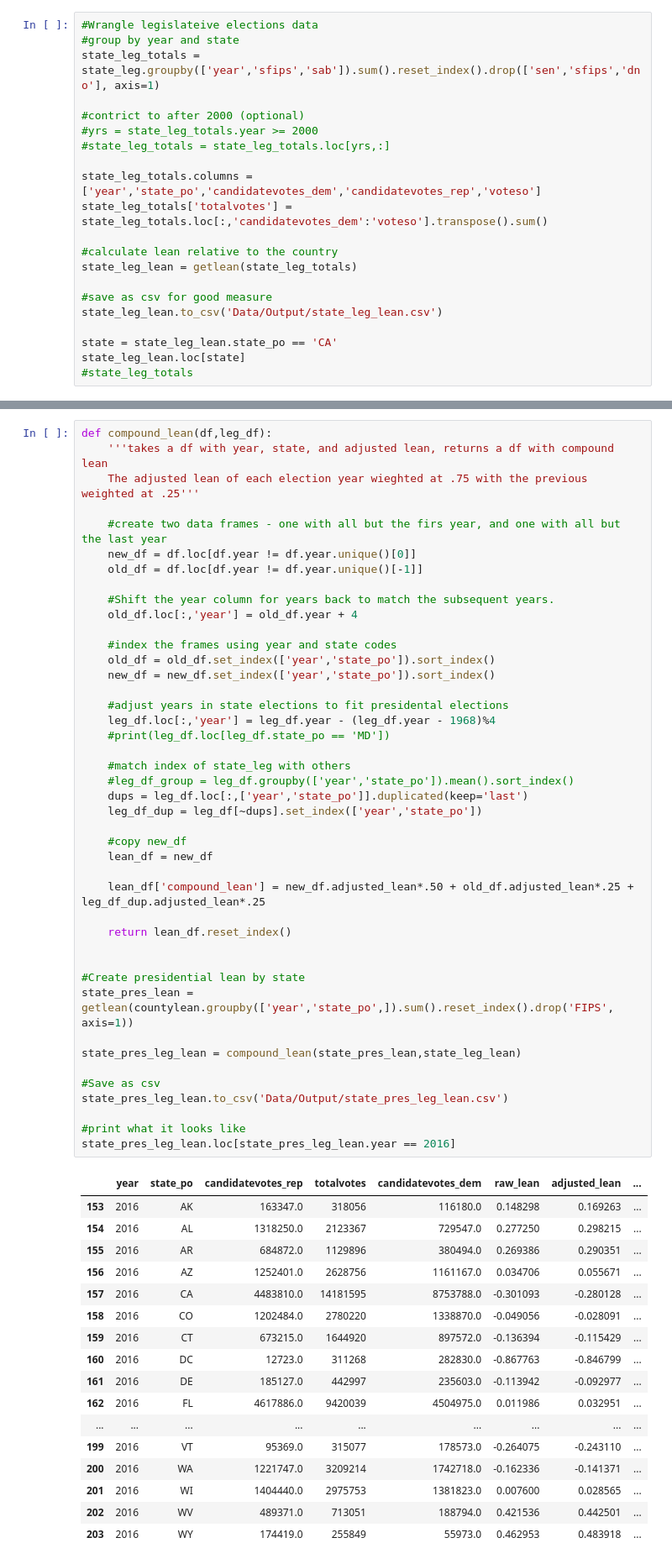
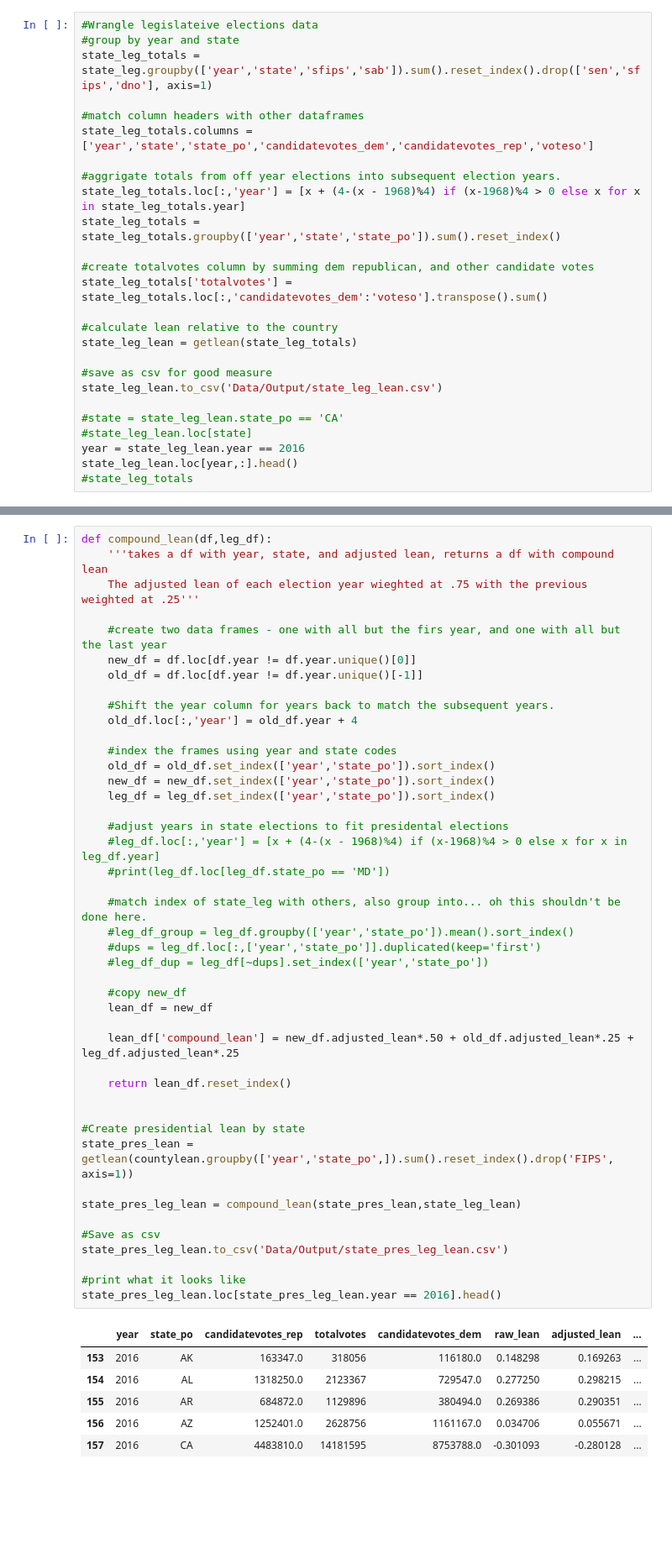
Before and after one commit to Nhorning/Congressional_Survival, a Jupyter notebook: historical_partisan_lean..ipynb, the cells around one changed output, grey strips where cells are left out. Shown: that part at 84% size. Cells and saved outputs as stored; diff of their text form; blank space fills up the shorter version.

```diff
--- a/historical_partisan_lean..ipynb
+++ b/historical_partisan_lean..ipynb
@@ -176,13 +176,16 @@ countylean.head()
 # %%
 #Wrangle legislateive elections data
 #group by year and state
-state_leg_totals = state_leg.groupby(['year','sfips','sab']).sum().reset_index().drop(['sen','sfips','dno'], axis=1)
+state_leg_totals = state_leg.groupby(['year','state','sfips','sab']).sum().reset_index().drop(['sen','sfips','dno'], axis=1)
 
-#contrict to after 2000 (optional)
-#yrs = state_leg_totals.year >= 2000
-#state_leg_totals = state_leg_totals.loc[yrs,:]
+#match column headers with other dataframes
+state_leg_totals.columns = ['year','state','state_po','candidatevotes_dem','candidatevotes_rep','voteso']
 
-state_leg_totals.columns = ['year','state_po','candidatevotes_dem','candidatevotes_rep','voteso']
+#aggrigate totals from off year elections into subsequent election years.
+state_leg_totals.loc[:,'year'] = [x + (4-(x - 1968)%4) if (x-1968)%4 > 0 else x for x in state_leg_totals.year]
+state_leg_totals = state_leg_totals.groupby(['year','state','state_po']).sum().reset_index()
+
+#create totalvotes column by summing dem republican, and other candidate votes
 state_leg_totals['totalvotes'] = state_leg_totals.loc[:,'candidatevotes_dem':'voteso'].transpose().sum()
 
 #calculate lean relative to the country
@@ -191,7 +194,9 @@ state_leg_lean = getlean(state_leg_totals)
 #save as csv for good measure
 state_leg_lean.to_csv('Data/Output/state_leg_lean.csv')
 
-state = state_leg_lean.state_po == 'CA'
-state_leg_lean.loc[state]
+#state = state_leg_lean.state_po == 'CA'
+#state_leg_lean.loc[state]
+year = state_leg_lean.year == 2016
+state_leg_lean.loc[year,:].head()
 #state_leg_totals
 # %% [output]
@@ -227,52 +221,42 @@ def compound_lean(df,leg_df):
     #index the frames using year and state codes
     old_df = old_df.set_index(['year','state_po']).sort_index()
     new_df = new_df.set_index(['year','state_po']).sort_index()
+    leg_df = leg_df.set_index(['year','state_po']).sort_index()
 
     #adjust years in state elections to fit presidental elections
-    leg_df.loc[:,'year'] = leg_df.year - (leg_df.year - 1968)%4
+    #leg_df.loc[:,'year'] = [x + (4-(x - 1968)%4) if (x-1968)%4 > 0 else x for x in leg_df.year]
     #print(leg_df.loc[leg_df.state_po == 'MD'])
 
-    #match index of state_leg with others
+    #match index of state_leg with others, also group into... oh this shouldn't be done here.
     #leg_df_group = leg_df.groupby(['year','state_po']).mean().sort_index()
-    dups = leg_df.loc[:,['year','state_po']].duplicated(keep='last')
-    leg_df_dup = leg_df[~dups].set_index(['year','state_po'])
+    #dups = leg_df.loc[:,['year','state_po']].duplicated(keep='first')
+    #leg_df_dup = leg_df[~dups].set_index(['year','state_po'])
 
     #copy new_df
     lean_df = new_df
 
-    lean_df['compound_lean'] = new_df.adjusted_lean*.50 + old_df.adjusted_lean*.25 + leg_df_dup.adjusted_lean*.25
+    lean_df['compound_lean'] = new_df.adjusted_lean*.50 + old_df.adjusted_lean*.25 + leg_df.adjusted_lean*.25
 
     return lean_df.reset_index()
 
 
 #Create presidential lean by state
 state_pres_lean = getlean(countylean.groupby(['year','state_po',]).sum().reset_index().drop('FIPS', axis=1))
 
 state_pres_leg_lean = compound_lean(state_pres_lean,state_leg_lean)
 
 #Save as csv
 state_pres_leg_lean.to_csv('Data/Output/state_pres_leg_lean.csv')
 
 #print what it looks like
-state_pres_leg_lean.loc[state_pres_leg_lean.year == 2016]
+state_pres_leg_lean.loc[state_pres_leg_lean.year == 2016].head()
 # %% [output]
 |  | year | state_po | candidatevotes_rep | totalvotes | candidatevotes_dem | raw_lean | adjusted_lean | ... |
 | 153 | 2016 | AK | 163347.0 | 318056 | 116180.0 | 0.148298 | 0.169263 | ... |
 | 154 | 2016 | AL | 1318250.0 | 2123367 | 729547.0 | 0.277250 | 0.298215 | ... |
 | 155 | 2016 | AR | 684872.0 | 1129896 | 380494.0 | 0.269386 | 0.290351 | ... |
 | 156 | 2016 | AZ | 1252401.0 | 2628756 | 1161167.0 | 0.034706 | 0.055671 | ... |
 | 157 | 2016 | CA | 4483810.0 | 14181595 | 8753788.0 | -0.301093 | -0.280128 | ... |
-| 158 | 2016 | CO | 1202484.0 | 2780220 | 1338870.0 | -0.049056 | -0.028091 | ... |
-| 159 | 2016 | CT | 673215.0 | 1644920 | 897572.0 | -0.136394 | -0.115429 | ... |
-| 160 | 2016 | DC | 12723.0 | 311268 | 282830.0 | -0.867763 | -0.846799 | ... |
-| 161 | 2016 | DE | 185127.0 | 442997 | 235603.0 | -0.113942 | -0.092977 | ... |
-| 162 | 2016 | FL | 4617886.0 | 9420039 | 4504975.0 | 0.011986 | 0.032951 | ... |
-| ... | ... | ... | ... | ... | ... | ... | ... | ... |
-| 199 | 2016 | VT | 95369.0 | 315077 | 178573.0 | -0.264075 | -0.243110 | ... |
-| 200 | 2016 | WA | 1221747.0 | 3209214 | 1742718.0 | -0.162336 | -0.141371 | ... |
-| 201 | 2016 | WI | 1404440.0 | 2975753 | 1381823.0 | 0.007600 | 0.028565 | ... |
-| 202 | 2016 | WV | 489371.0 | 713051 | 188794.0 | 0.421536 | 0.442501 | ... |
-| 203 | 2016 | WY | 174419.0 | 255849 | 55973.0 | 0.462953 | 0.483918 | ... |
 # %%
 #Find a way to join the above to create a rough approximation of lean at the district level
 
```
Also changed, not shown: parts of 1 cell of this notebook, 2 other files.
